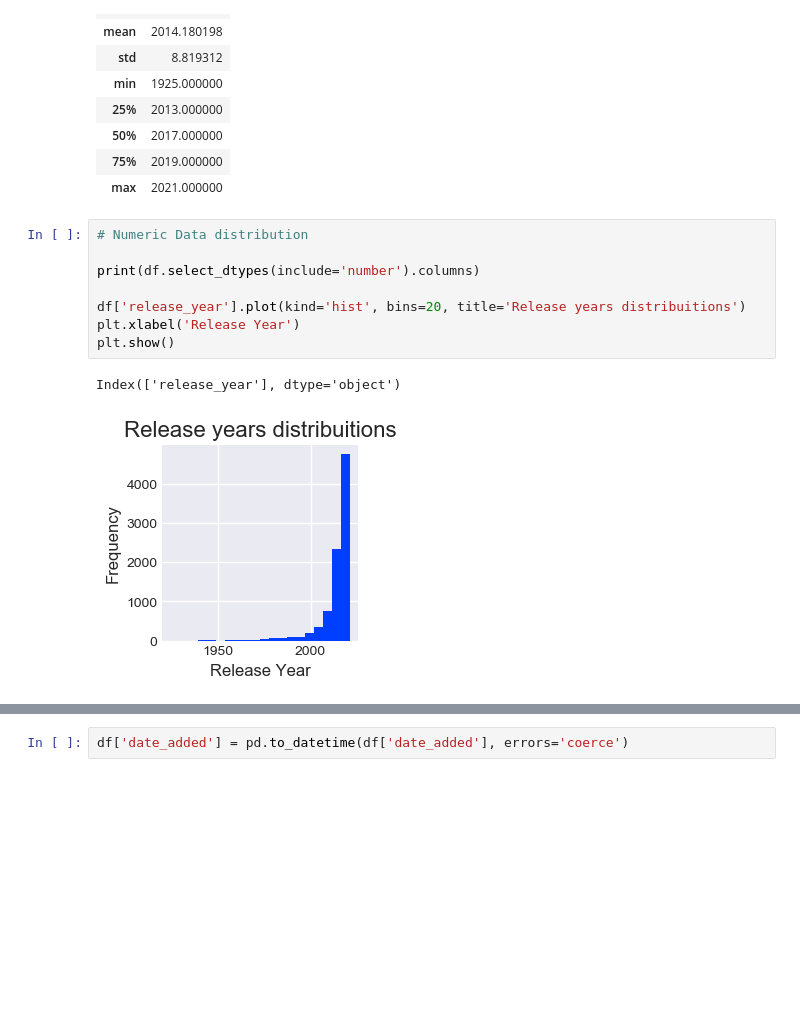
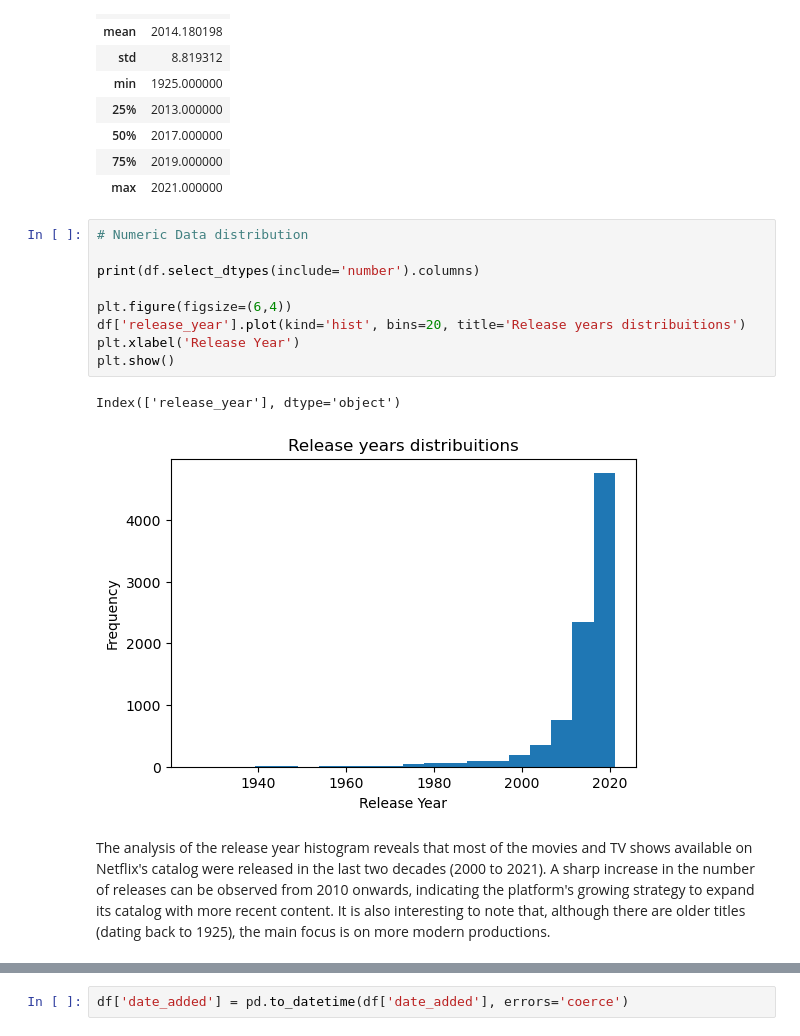
Before and after one commit to izawyne/Netflix-Movies-and-TV-Shows, a Jupyter notebook: Netflix Movies and TV Shows.ipynb, the cells around one changed output, grey strips where cells are left out. Saved outputs shown, nothing was run; the diff lists cells and outputs as text; blank space fills up the shorter version.

```diff
--- a/Netflix Movies and TV Shows.ipynb
+++ b/Netflix Movies and TV Shows.ipynb
@@ -88,14 +92,17 @@ df.describe()
 # %%
 # Numeric Data distribution
 
 print(df.select_dtypes(include='number').columns)
 
+plt.figure(figsize=(6,4))
 df['release_year'].plot(kind='hist', bins=20, title='Release years distribuitions')
 plt.xlabel('Release Year')
 plt.show()
 # %% [output]
 Index(['release_year'], dtype='object')
-[figure, old version]
+[figure, new version]
+# %% [markdown]
+The analysis of the release year histogram reveals that most of the movies and TV shows available on Netflix's catalog were released in the last two decades (2000 to 2021). A sharp increase in the number of releases can be observed from 2010 onwards, indicating the platform's growing strategy to expand its catalog with more recent content. It is also interesting to note that, although there are older titles (dating back to 1925), the main focus is on more modern productions.
 # %%
 # Identifying Outliers with boxplot
 
```
Also changed, not shown: parts of 21 cells of this notebook.
